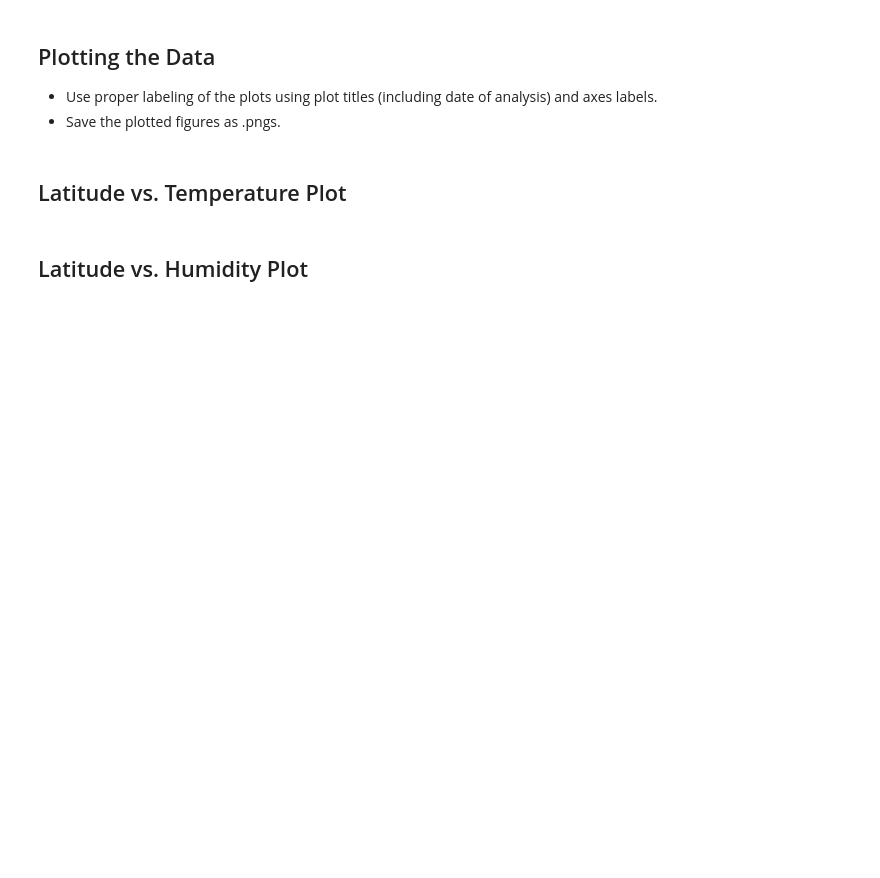
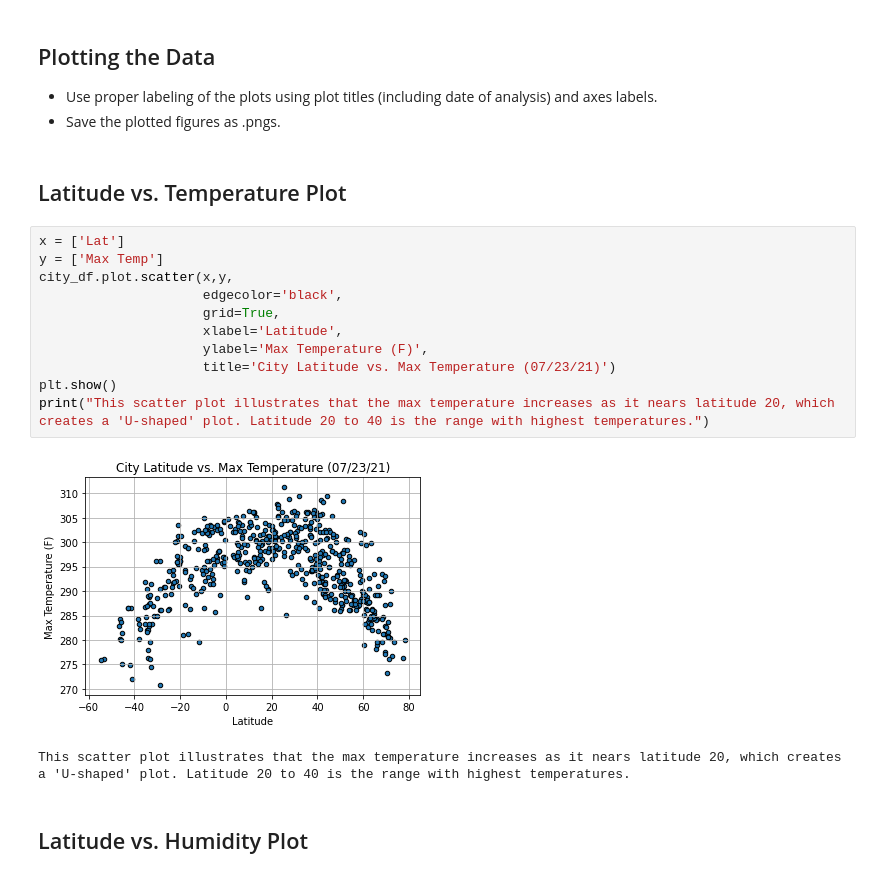
Before and after one commit to shiek333/python-api-challenge, a Jupyter notebook: Analysis/WeatherPy.ipynb, the cells around one changed output. Cells and saved outputs as stored; diff of their text form; blank space fills up the shorter version.

Commit message:
Added scatter plots

```diff
--- a/Analysis/WeatherPy.ipynb
+++ b/Analysis/WeatherPy.ipynb
@@ -161,5 +157,19 @@ Skip this step if there are no cities that have humidity > 100%.
 * Save the plotted figures as .pngs.
 # %% [markdown]
 ## Latitude vs. Temperature Plot
+# %%
+x = ['Lat']
+y = ['Max Temp']
+city_df.plot.scatter(x,y,
+                     edgecolor='black',
+                     grid=True,
+                     xlabel='Latitude',
+                     ylabel='Max Temperature (F)',
+                     title='City Latitude vs. Max Temperature (07/23/21)')
+plt.show()
+print("This scatter plot illustrates that the max temperature increases as it nears latitude 20, which creates a 'U-shaped' plot. Latitude 20 to 40 is the range with highest temperatures.")
+# %% [output]
+[figure, added]
+This scatter plot illustrates that the max temperature increases as it nears latitude 20, which creates a 'U-shaped' plot. Latitude 20 to 40 is the range with highest temperatures.
 # %% [markdown]
 ## Latitude vs. Humidity Plot
```
Also changed, not shown: parts of 8 cells of this notebook.
